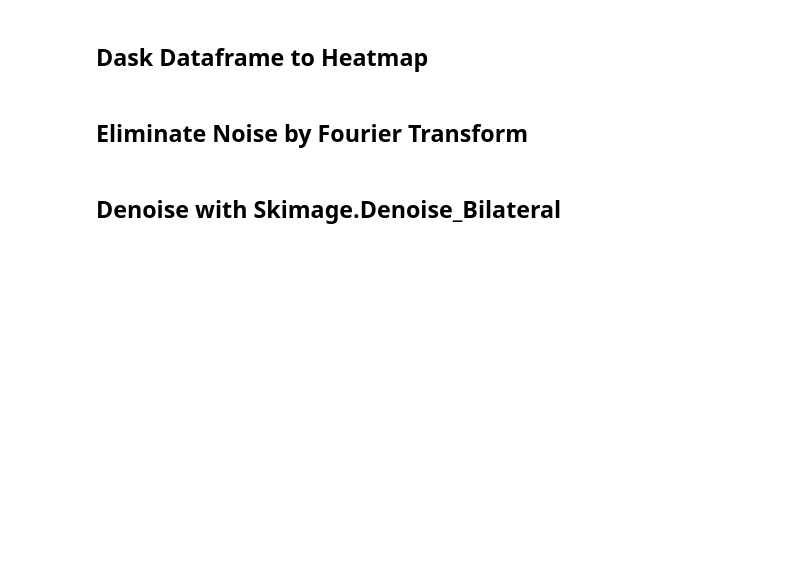
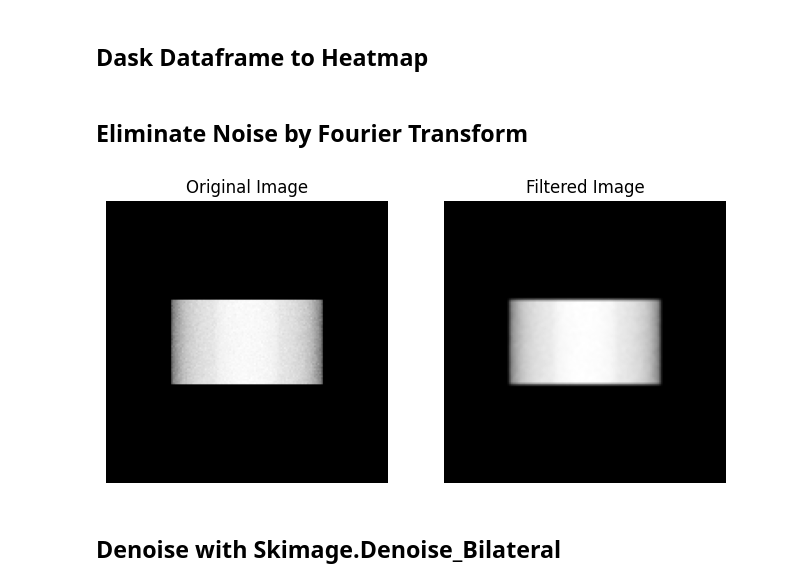
Before and after one commit to miguelcomett/G4_IFI-Team_2024, a Jupyter notebook: miguelcomett/Radiography_Processing.ipynb, the cells around one changed output. Saved outputs shown, nothing was run; the diff lists cells and outputs as text; code cells hidden in the pictures; blank space fills up the shorter version.

```diff
--- a/miguelcomett/Radiography_Processing.ipynb
+++ b/miguelcomett/Radiography_Processing.ipynb
@@ -245,9 +254,13 @@ def Denoise(htmp_array, hann, alpha):
     return fft_image
 # %%
 hann = False
-alpha = .4
+alpha = 1
 array = htmp_array
-fft_image = Denoise(array, hann, alpha)
+save_as = ''
+graficas = False
+fft_image = Denoise(array, hann, alpha, save_as, graficas)
+# %% [output]
+[figure, added]
 # %% [markdown]
 ## Denoise with Skimage.Denoise_Bilateral
 # %%
```
Also changed, not shown: parts of 1 cell of this notebook.
